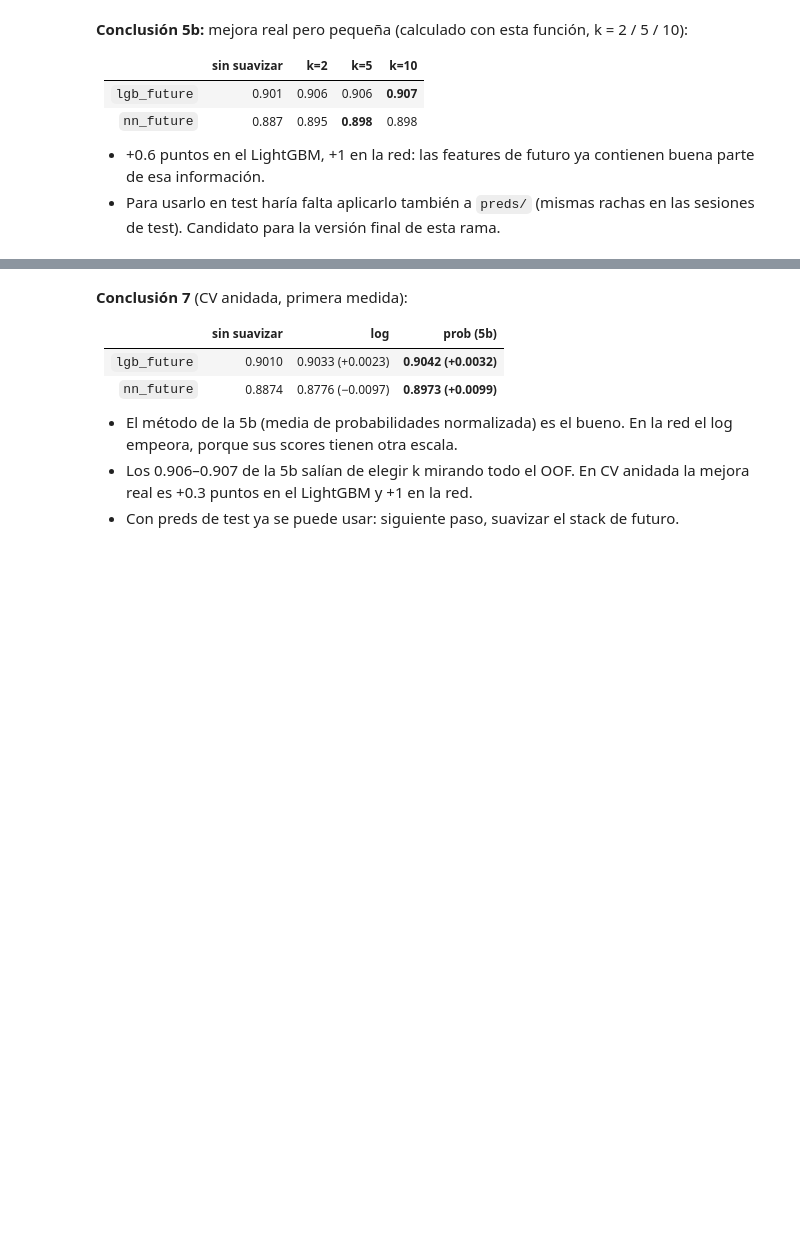
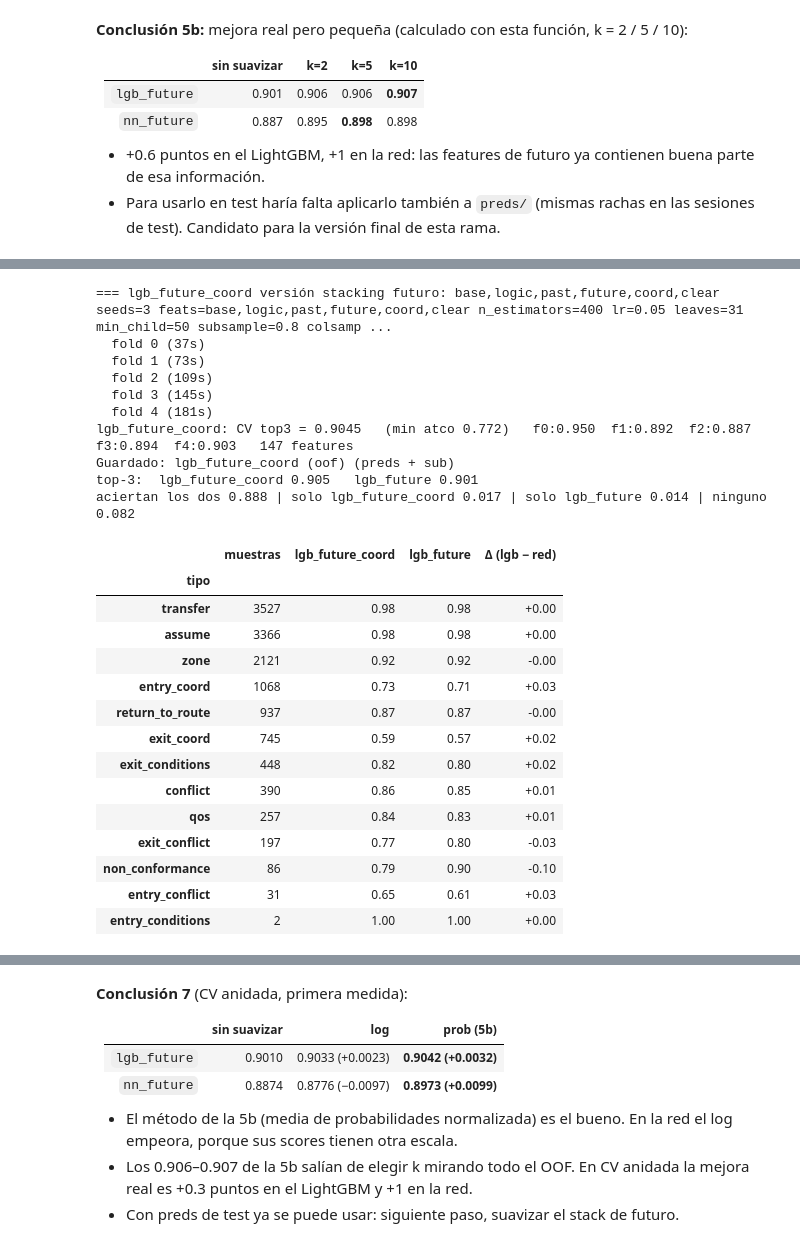
Before and after one commit to T1N8T/FlowDataLab, a Jupyter notebook: futuro/LGB_futuro.ipynb, the cells around one changed output, grey strips where cells are left out. Cells and saved outputs as stored; diff of their text form; code cells hidden in the pictures; blank space fills up the shorter version.

```diff
--- a/futuro/LGB_futuro_juanma.ipynb
+++ b/futuro/LGB_futuro.ipynb
@@ -303,0 +363,30 @@ historial()
+# %%
+FEATS_NUEVAS = "base,logic,past,future,coord,clear"     # bloque 6: +clear y +coord+clear mejoran (+0.006)
+probar("lgb_future_coord", "versión stacking futuro: " + FEATS_NUEVAS, semillas=3, guardar=True, feats=FEATS_NUEVAS)
+comparar(("lgb_future_coord", "lgb_future"))
+# %% [output]
+=== lgb_future_coord versión stacking futuro: base,logic,past,future,coord,clear  seeds=3 feats=base,logic,past,future,coord,clear n_estimators=400 lr=0.05 leaves=31 min_child=50 subsample=0.8 colsamp ...
+  fold 0 (37s)
+  fold 1 (73s)
+  fold 2 (109s)
+  fold 3 (145s)
+  fold 4 (181s)
+lgb_future_coord: CV top3 = 0.9045   (min atco 0.772)   f0:0.950  f1:0.892  f2:0.887  f3:0.894  f4:0.903   147 features
+Guardado: lgb_future_coord (oof) (preds + sub)
+top-3:  lgb_future_coord 0.905   lgb_future 0.901
+aciertan los dos 0.888 | solo lgb_future_coord 0.017 | solo lgb_future 0.014 | ninguno 0.082
+|  | muestras | lgb_future_coord | lgb_future | Δ (lgb − red) |
+| tipo |  |  |  |  |
+| transfer | 3527 | 0.98 | 0.98 | +0.00 |
+| assume | 3366 | 0.98 | 0.98 | +0.00 |
+| zone | 2121 | 0.92 | 0.92 | -0.00 |
+| entry_coord | 1068 | 0.73 | 0.71 | +0.03 |
+| return_to_route | 937 | 0.87 | 0.87 | -0.00 |
+| exit_coord | 745 | 0.59 | 0.57 | +0.02 |
+| exit_conditions | 448 | 0.82 | 0.80 | +0.02 |
+| conflict | 390 | 0.86 | 0.85 | +0.01 |
+| qos | 257 | 0.84 | 0.83 | +0.01 |
+| exit_conflict | 197 | 0.77 | 0.80 | -0.03 |
+| non_conformance | 86 | 0.79 | 0.90 | -0.10 |
+| entry_conflict | 31 | 0.65 | 0.61 | +0.03 |
+| entry_conditions | 2 | 1.00 | 1.00 | +0.00 |
```
Also changed, not shown: parts of 14 cells of this notebook, 4 other files.
